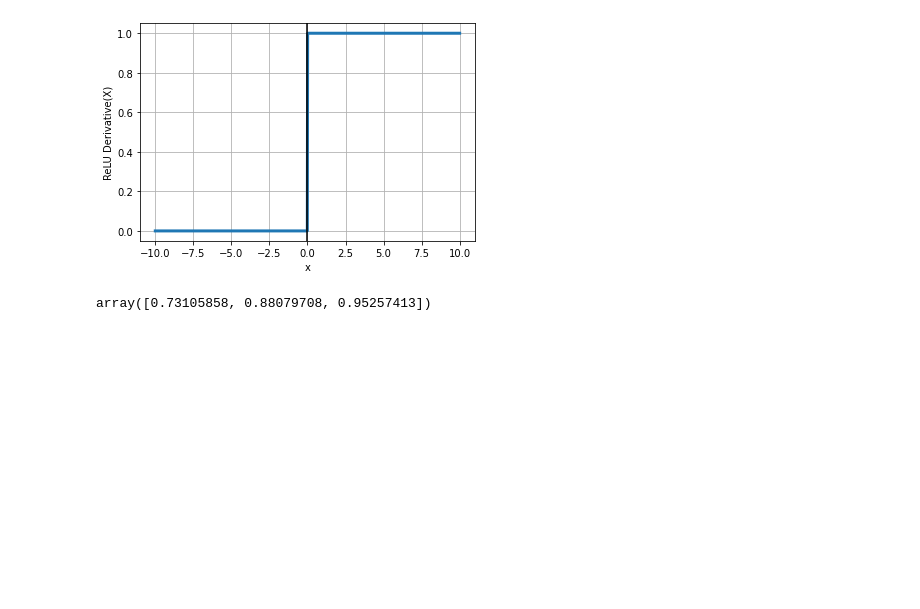
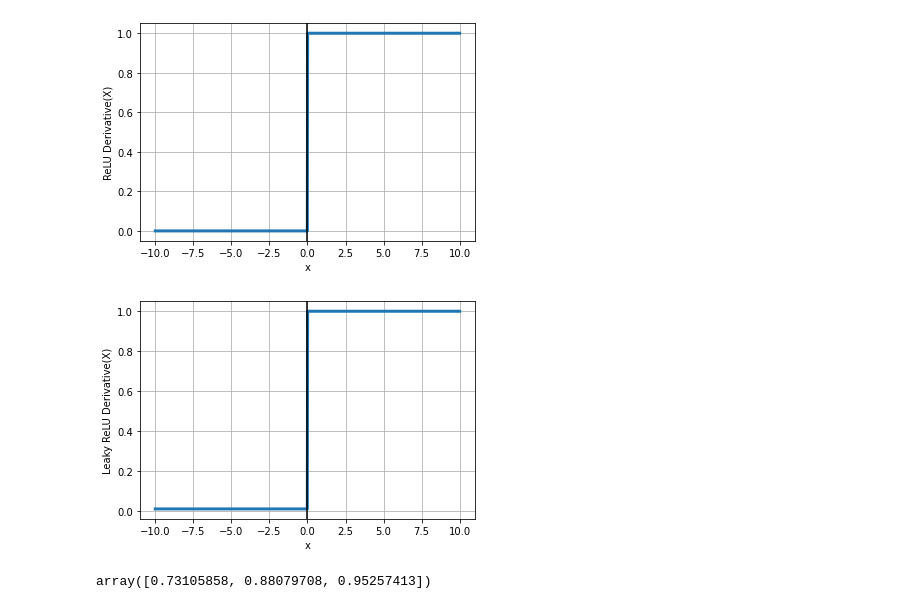
Before and after one commit to souvik0306/Neural-Networks-and-Deep-Learning-Coursera, a Jupyter notebook: Week 2/basics_with_numpy.ipynb, the cells around one changed output. Cells and saved outputs as stored; diff of their text form; code cells hidden in the pictures; blank space fills up the shorter version.

```diff
--- a/Week 2/basics_with_numpy.ipynb
+++ b/Week 2/basics_with_numpy.ipynb
@@ -99,6 +99,23 @@ plt.grid()
 plt.show()
 # %% [output]
 [figure]
+# %%
+# Import matplotlib, numpy and math
+import matplotlib.pyplot as plt
+import numpy as np
+import math
+
+x = np.linspace(-10, 10, 1000)
+data2 = [1 if value>0 else 0.01 for value in x]
+
+plt.plot(x, data2,linewidth=3)
+plt.xlabel("x")
+plt.axvline(x=0, c="black")
+plt.ylabel("Leaky ReLU Derivative(X)")
+plt.grid()
+plt.show()
+# %% [output]
+[figure, added]
 # %%
 def sigmoid_numpy(z):
     sgm = 1/(1+np.exp(-z))
```
Also changed, not shown: 1 other file.
